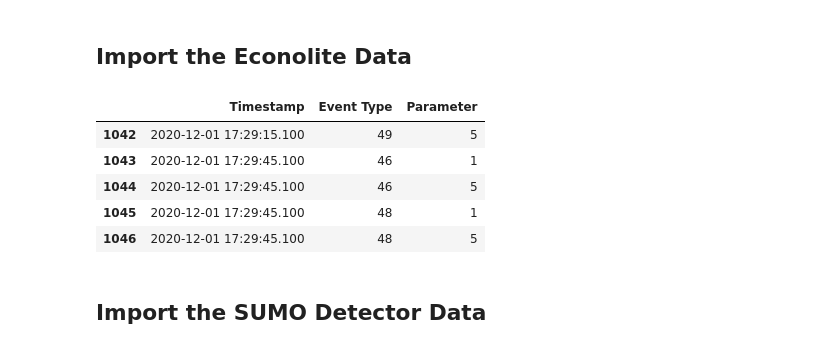
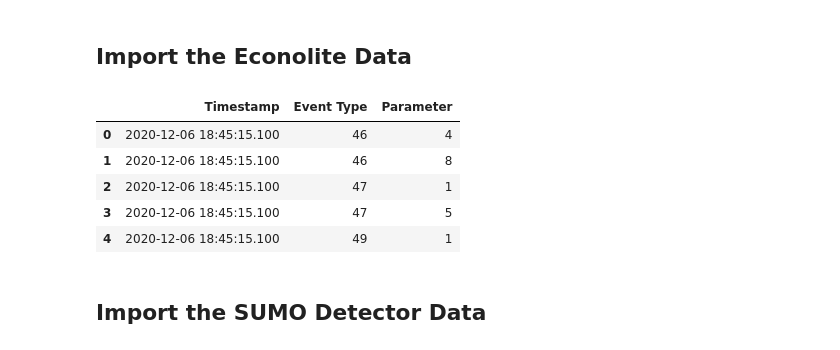
Before and after one commit to UnivOfAlabama-BittleResearchGroup/campus-bryce-intersection, a Jupyter notebook: testing/econolite_v_sumo.ipynb, the cells around one changed output. Drawn from its saved outputs; the diff is of its cells as text; code cells hidden in the pictures.

```diff
--- a/testing/econolite_v_sumo.ipynb
+++ b/testing/econolite_v_sumo.ipynb
@@ -14,17 +14,17 @@ import definitions
 # %% [markdown]
 ## Import the Econolite Data
 # %%
-Econlite_File_Name = 'ECON_10.70.10.51_2020_12_01_1715.csv'
+Econlite_File_Name = 'ECON_10.70.10.51_2020_12_06_1845.csv'
 econolite_df = pd.read_csv(os.path.join(definitions.ROOT, 'econolite_logs', Econlite_File_Name), header=0, skiprows=list(range(1,8)))
 econolite_df['Timestamp'] = pd.to_datetime(econolite_df['Timestamp'])
-econolite_df.tail()
+econolite_df.head()
 # %% [output]
 |  | Timestamp | Event Type | Parameter |
-| 1042 | 2020-12-01 17:29:15.100 | 49 | 5 |
-| 1043 | 2020-12-01 17:29:45.100 | 46 | 1 |
-| 1044 | 2020-12-01 17:29:45.100 | 46 | 5 |
-| 1045 | 2020-12-01 17:29:45.100 | 48 | 1 |
-| 1046 | 2020-12-01 17:29:45.100 | 48 | 5 |
+| 0 | 2020-12-06 18:45:15.100 | 46 | 4 |
+| 1 | 2020-12-06 18:45:15.100 | 46 | 8 |
+| 2 | 2020-12-06 18:45:15.100 | 47 | 1 |
+| 3 | 2020-12-06 18:45:15.100 | 47 | 5 |
+| 4 | 2020-12-06 18:45:15.100 | 49 | 1 |
 # %% [markdown]
 ## Import the SUMO Detector Data
 # %%
```
Also changed, not shown: parts of 15 cells of this notebook, 6 other files.
